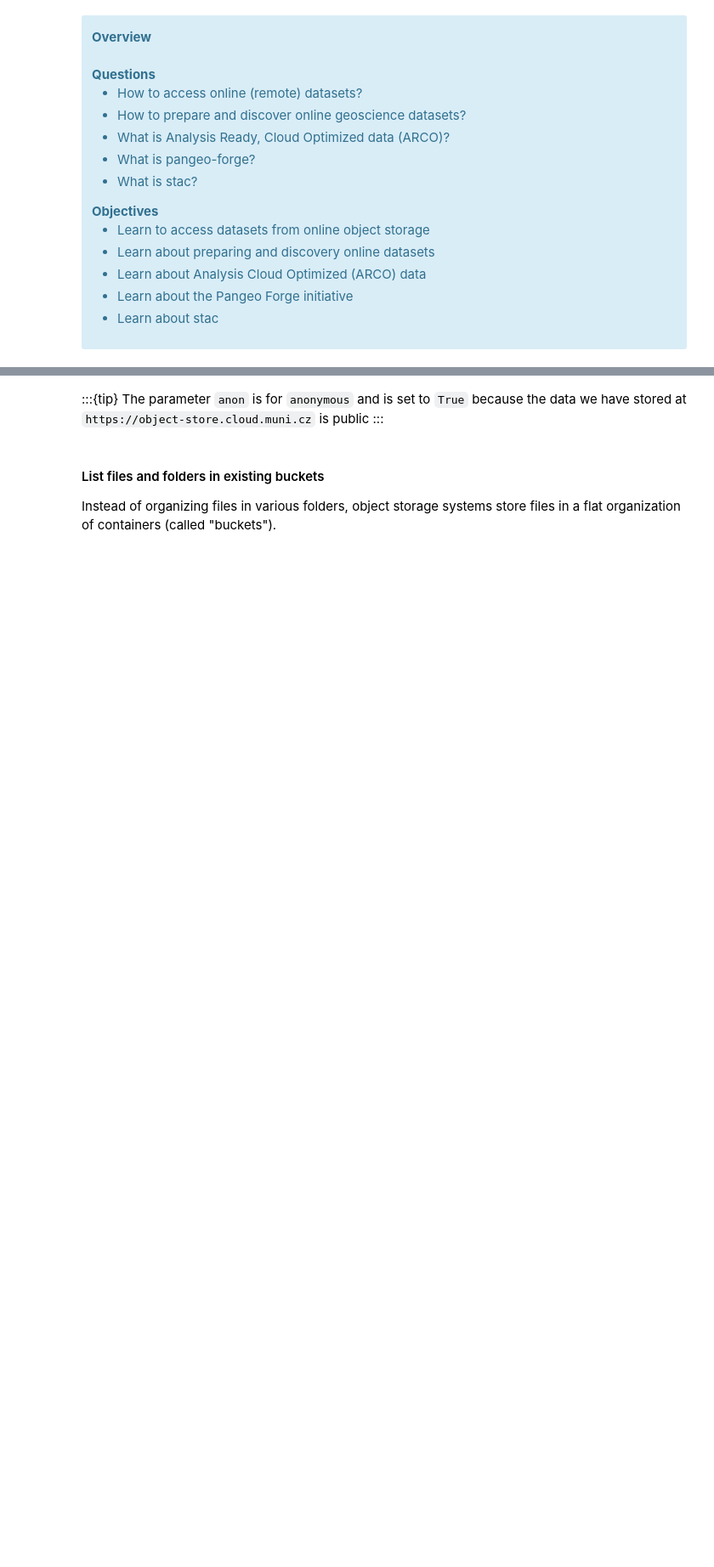
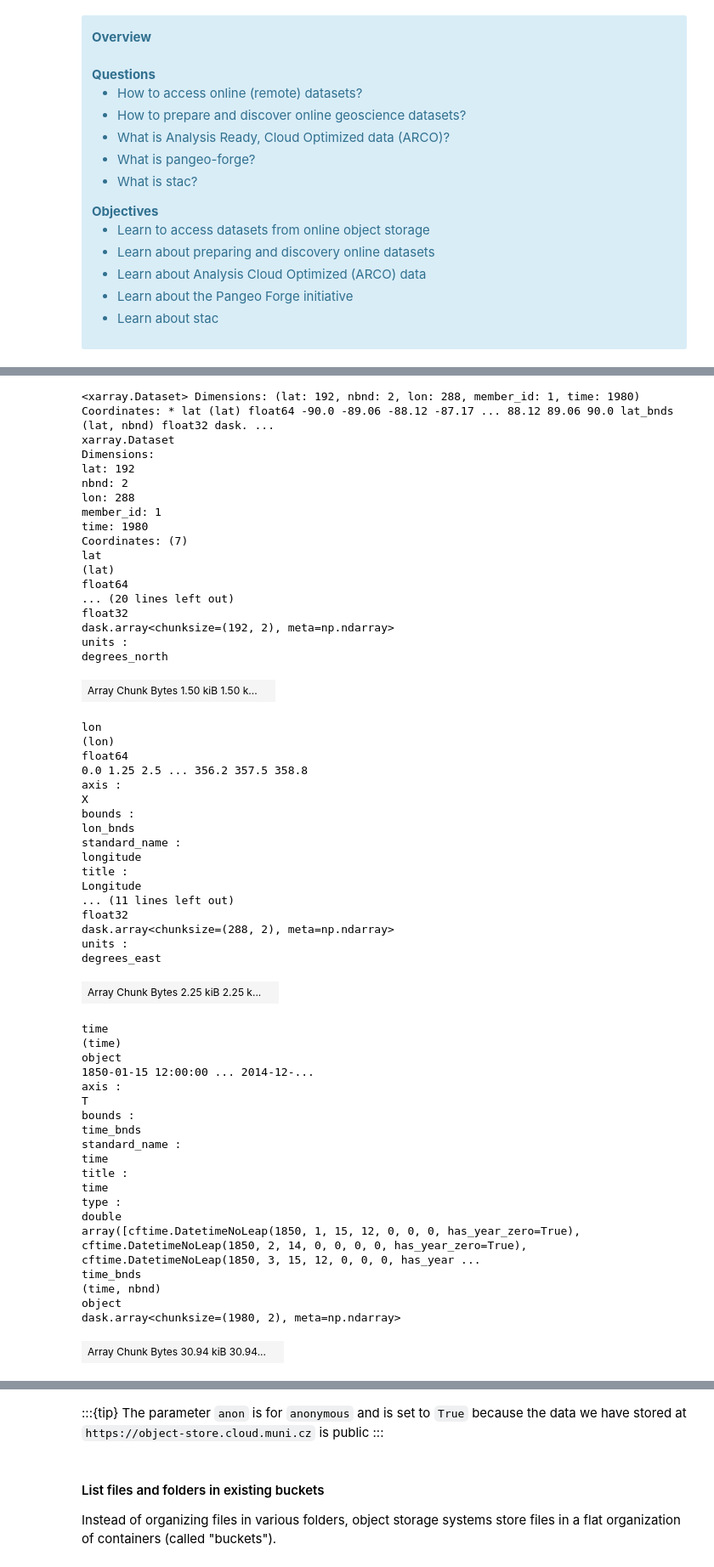
Before and after one commit to pangeo-data/escience-2022, a Jupyter notebook: tutorial/pangeo101/data_discovery.ipynb, the cells around one changed output, grey strips where cells are left out. Shown at 85% size. Saved outputs shown, nothing was run; the diff lists cells and outputs as text; code cells hidden in the pictures; blank space fills up the shorter version.

```diff
--- a/tutorial/pangeo101/data_discovery.ipynb
+++ b/tutorial/pangeo101/data_discovery.ipynb
@@ -63,0 +141,2 @@ Below we will be accessing online the NDVI Long Term Statistics from Copernicus
+# %%
+dset_dict = cat.to_dataset_dict(zarr_kwargs={'use_cftime':True})
@@ -63,0 +147,3 @@ Below we will be accessing online the NDVI Long Term Statistics from Copernicus
+# %%
+dataset_list = list(dset_dict.keys())
+dataset_list
@@ -63,0 +158,60 @@ Below we will be accessing online the NDVI Long Term Statistics from Copernicus
+# %%
+dset = dset_dict[dataset_list[0]]
+dset
+# %% [output]
+<xarray.Dataset> Dimensions: (lat: 192, nbnd: 2, lon: 288, member_id: 1, time: 1980) Coordinates: * lat (lat) float64 -90.0 -89.06 -88.12 -87.17 ... 88.12 89.06 90.0 lat_bnds (lat, nbnd) float32 dask. ...
+xarray.Dataset
+Dimensions:
+lat: 192
+nbnd: 2
+lon: 288
+member_id: 1
+time: 1980
+Coordinates: (7)
+lat
+(lat)
+float64
+... (20 lines left out)
+float32
+dask.array<chunksize=(192, 2), meta=np.ndarray>
+units :
+degrees_north
+| Array Chunk Bytes 1.50 kiB 1.50 k... |  |
+lon
+(lon)
+float64
+0.0 1.25 2.5 ... 356.2 357.5 358.8
+axis :
+X
+bounds :
+lon_bnds
+standard_name :
+longitude
+title :
+Longitude
+... (11 lines left out)
+float32
+dask.array<chunksize=(288, 2), meta=np.ndarray>
+units :
+degrees_east
+| Array Chunk Bytes 2.25 kiB 2.25 k... |  |
+time
+(time)
+object
+1850-01-15 12:00:00 ... 2014-12-...
+axis :
+T
+bounds :
+time_bnds
+standard_name :
+time
+title :
+time
+type :
+double
+array([cftime.DatetimeNoLeap(1850, 1, 15, 12, 0, 0, 0, has_year_zero=True), cftime.DatetimeNoLeap(1850, 2, 14, 0, 0, 0, 0, has_year_zero=True), cftime.DatetimeNoLeap(1850, 3, 15, 12, 0, 0, 0, has_year ...
+time_bnds
+(time, nbnd)
+object
+dask.array<chunksize=(1980, 2), meta=np.ndarray>
+| Array Chunk Bytes 30.94 kiB 30.94... |  |
```
Also changed, not shown: parts of 50 cells of this notebook.
